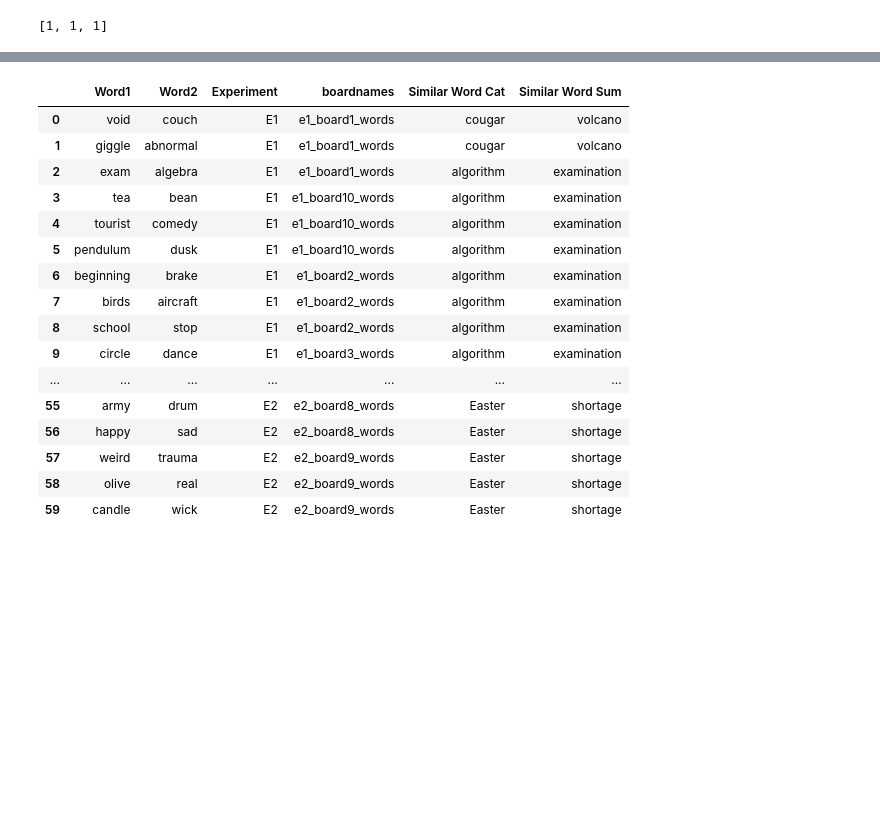
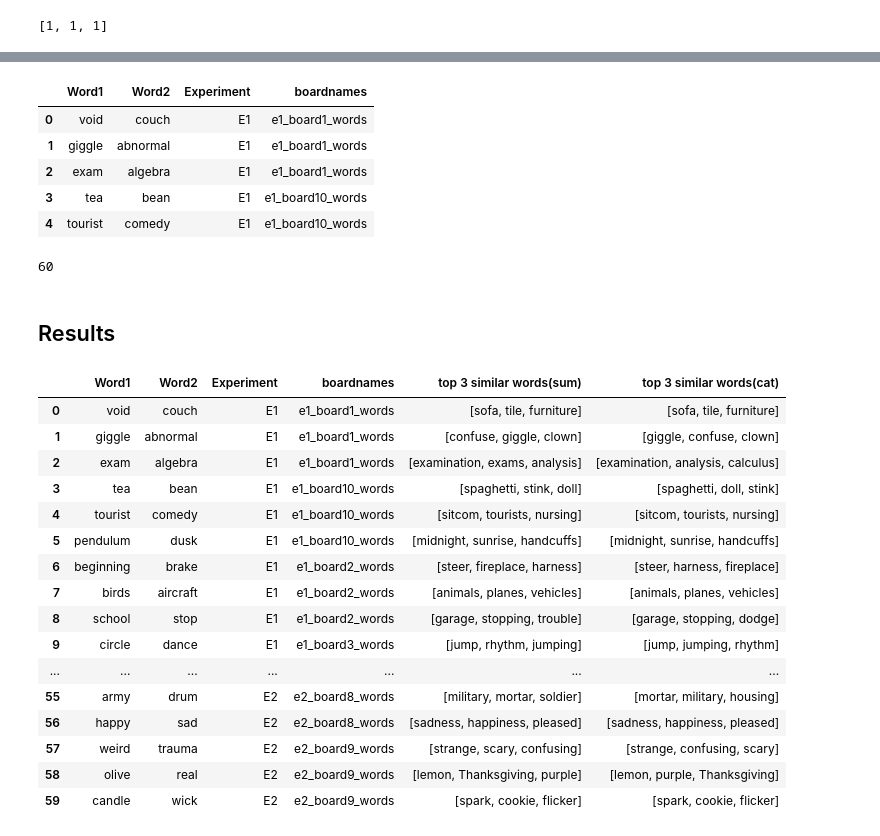
Before and after one commit to abhilasha-kumar/Connector, a Jupyter notebook: communication-models/avg_word_embedding/word_similarity.ipynb, the cells around one changed output, grey strips where cells are left out. Drawn from its saved outputs; the diff is of its cells as text; code cells hidden in the pictures; blank space fills up the shorter version.

Commit message:
added the corrected results for avg word embedding similarity for the econnector_wordpairs_boards.csv file and the cleaned up notebook file.

```diff
--- a/communication-models/avg_word_embedding/word_similarity.ipynb
+++ b/communication-models/avg_word_embedding/word_similarity.ipynb
@@ -228,23 +280,13 @@ similar_words_sum
-# %%
-df_word_pair["Similar Word Cat"] = similar_words_cat
-df_word_pair["Similar Word Sum"] = similar_words_sum
 # %%
-df_word_pair.head(60)
+df_word_pair.head(5)
 # %% [output]
-|  | Word1 | Word2 | Experiment | boardnames | Similar Word Cat | Similar Word Sum |
-| 0 | void | couch | E1 | e1_board1_words | cougar | volcano |
-| 1 | giggle | abnormal | E1 | e1_board1_words | cougar | volcano |
-| 2 | exam | algebra | E1 | e1_board1_words | algorithm | examination |
-| 3 | tea | bean | E1 | e1_board10_words | algorithm | examination |
-| 4 | tourist | comedy | E1 | e1_board10_words | algorithm | examination |
-| 5 | pendulum | dusk | E1 | e1_board10_words | algorithm | examination |
-| 6 | beginning | brake | E1 | e1_board2_words | algorithm | examination |
-| 7 | birds | aircraft | E1 | e1_board2_words | algorithm | examination |
-| 8 | school | stop | E1 | e1_board2_words | algorithm | examination |
-| 9 | circle | dance | E1 | e1_board3_words | algorithm | examination |
-| ... | ... | ... | ... | ... | ... | ... |
-| 55 | army | drum | E2 | e2_board8_words | Easter | shortage |
-| 56 | happy | sad | E2 | e2_board8_words | Easter | shortage |
-| 57 | weird | trauma | E2 | e2_board9_words | Easter | shortage |
-| 58 | olive | real | E2 | e2_board9_words | Easter | shortage |
-| 59 | candle | wick | E2 | e2_board9_words | Easter | shortage |
+|  | Word1 | Word2 | Experiment | boardnames |
+| 0 | void | couch | E1 | e1_board1_words |
+| 1 | giggle | abnormal | E1 | e1_board1_words |
+| 2 | exam | algebra | E1 | e1_board1_words |
+| 3 | tea | bean | E1 | e1_board10_words |
+| 4 | tourist | comedy | E1 | e1_board10_words |
+# %%
+len(df_word_pair)
+# %% [output]
+60
@@ -250,0 +304,22 @@ df_word_pair.head(60)
+# %% [markdown]
+## Results
+# %%
+df_word_pair.head(60)
+# %% [output]
+|  | Word1 | Word2 | Experiment | boardnames | top 3 similar words(sum) | top 3 similar words(cat) |
+| 0 | void | couch | E1 | e1_board1_words | [sofa, tile, furniture] | [sofa, tile, furniture] |
+| 1 | giggle | abnormal | E1 | e1_board1_words | [confuse, giggle, clown] | [giggle, confuse, clown] |
+| 2 | exam | algebra | E1 | e1_board1_words | [examination, exams, analysis] | [examination, analysis, calculus] |
+| 3 | tea | bean | E1 | e1_board10_words | [spaghetti, stink, doll] | [spaghetti, doll, stink] |
+| 4 | tourist | comedy | E1 | e1_board10_words | [sitcom, tourists, nursing] | [sitcom, tourists, nursing] |
+| 5 | pendulum | dusk | E1 | e1_board10_words | [midnight, sunrise, handcuffs] | [midnight, sunrise, handcuffs] |
+| 6 | beginning | brake | E1 | e1_board2_words | [steer, fireplace, harness] | [steer, harness, fireplace] |
+| 7 | birds | aircraft | E1 | e1_board2_words | [animals, planes, vehicles] | [animals, planes, vehicles] |
+| 8 | school | stop | E1 | e1_board2_words | [garage, stopping, trouble] | [garage, stopping, dodge] |
+| 9 | circle | dance | E1 | e1_board3_words | [jump, rhythm, jumping] | [jump, jumping, rhythm] |
+| ... | ... | ... | ... | ... | ... | ... |
+| 55 | army | drum | E2 | e2_board8_words | [military, mortar, soldier] | [mortar, military, housing] |
+| 56 | happy | sad | E2 | e2_board8_words | [sadness, happiness, pleased] | [sadness, happiness, pleased] |
+| 57 | weird | trauma | E2 | e2_board9_words | [strange, scary, confusing] | [strange, confusing, scary] |
+| 58 | olive | real | E2 | e2_board9_words | [lemon, Thanksgiving, purple] | [lemon, purple, Thanksgiving] |
+| 59 | candle | wick | E2 | e2_board9_words | [spark, cookie, flicker] | [spark, cookie, flicker] |
```
Also changed, not shown: parts of 44 cells of this notebook, 1 other file.
